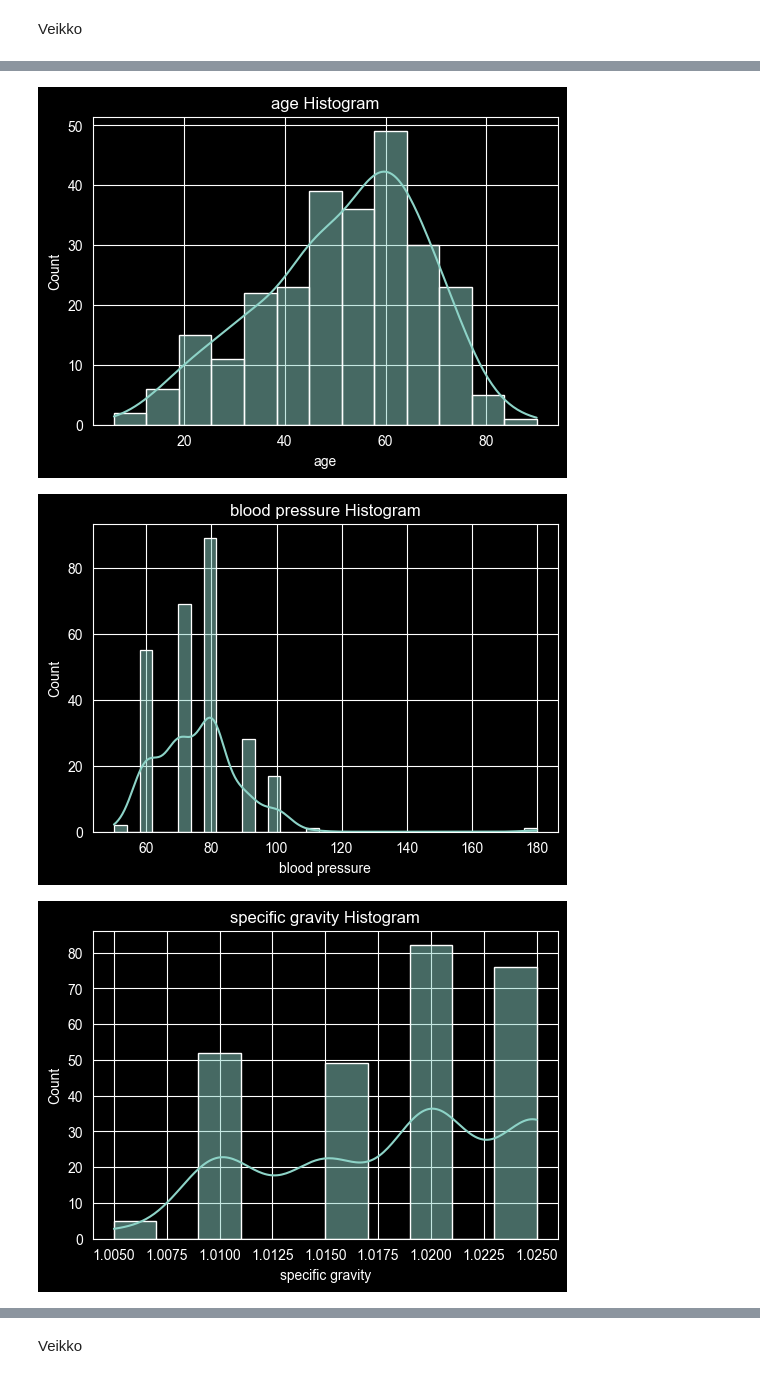
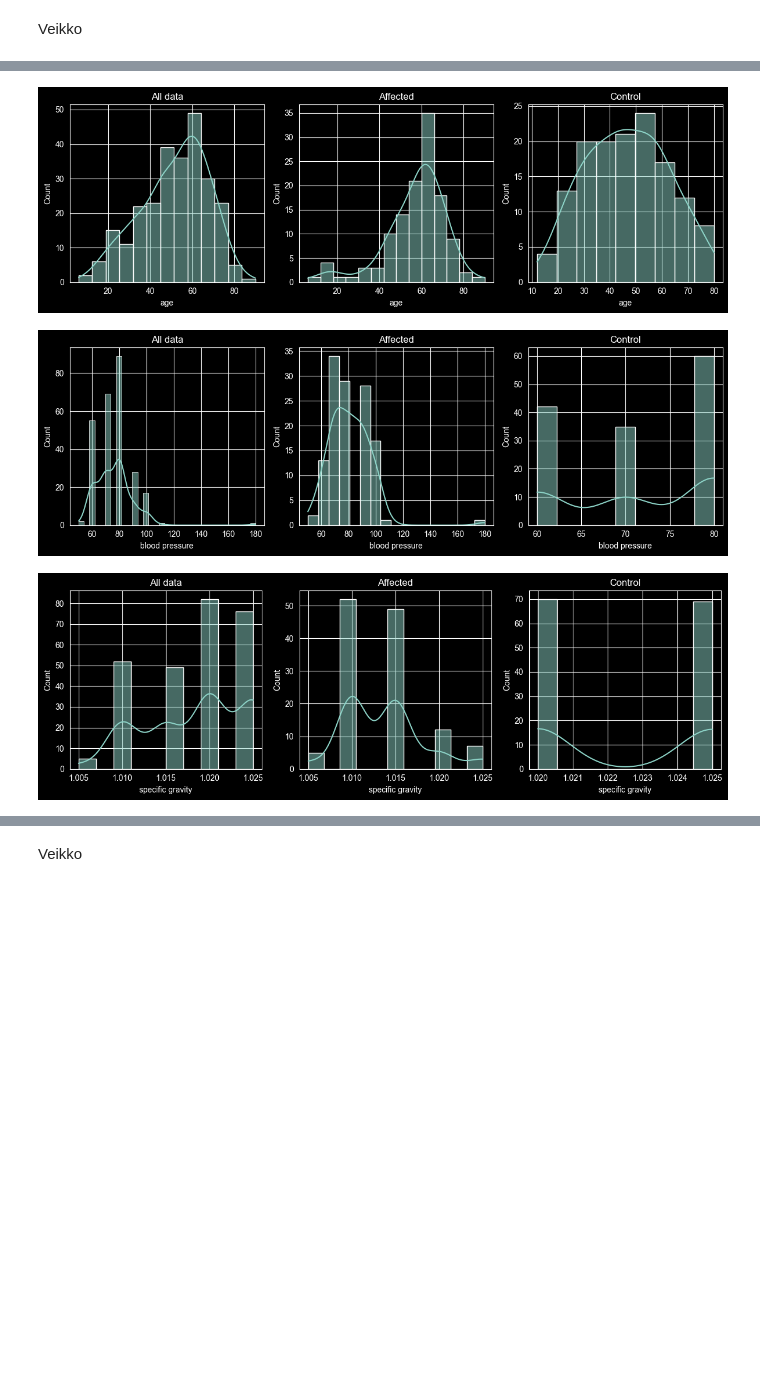
Before and after one commit to TheZink/MLL, a Jupyter notebook: Documents/DataPreprocessing/DataPreprocessingNotebook.ipynb, the cells around one changed output, grey strips where cells are left out. Drawn from its saved outputs; the diff is of its cells as text; code cells hidden in the pictures; blank space fills up the shorter version.

Commit message:
Explained how dataframes are split to affected and control groups. Improved the histogram code by drawing histograms for every dataframe and explained the code and methods

```diff
--- a/Documents/DataPreprocessing/DataPreprocessingNotebook.ipynb
+++ b/Documents/DataPreprocessing/DataPreprocessingNotebook.ipynb
@@ -119,11 +152,34 @@ Janne
 # %%
-for column in data.columns:
-    plt.figure(figsize=(6, 4))
-    sns.histplot(data[column], kde=True)
-    plt.title(f'{column} Histogram')
-    plt.xlabel(column)
+# Select only numeric columns
+numeric_data = data.select_dtypes(include=[np.number])
+numeric_affecteddata = affecteddata.select_dtypes(include=[np.number])
+numeric_controldata = controldata.select_dtypes(include=[np.number])
+
+# Dictionary of dataframes
+dataframes = {
+    "All data": numeric_data,
+    "Affected": numeric_affecteddata,
+    "Control": numeric_controldata
+}
+
+# Use numeric columns only and loop through each column
+for column in numeric_data.columns:
+    # Create a figure with 3 subplots in a single row
+    fig, axes = plt.subplots(1, 3, figsize=(12, 4))
+
+    # dataframes.items() gives us name and dataframe pairs (name, df) and using enumerate we can also get the index (i) of the loop
+    for i, (name, df) in enumerate(dataframes.items()):
+        # Plot a histogram of the current column from the current dataframe
+        # ax=axes[i] sends the plot to the correct subplot
+        sns.histplot(df[column], kde=True, ax=axes[i])
+        # Set the subplot title to the dataframe's name
+        axes[i].set_title(name)
+        # Label the x-axis with the column name
+        axes[i].set_xlabel(column)
+
+    plt.tight_layout()
     plt.show()
 # %% [output]
-[figure, old version]
+[figure, new version]
-[figure, old version]
+[figure, new version]
-[figure, old version]
+[figure, new version]
```
Also changed, not shown: parts of 11 cells of this notebook.
